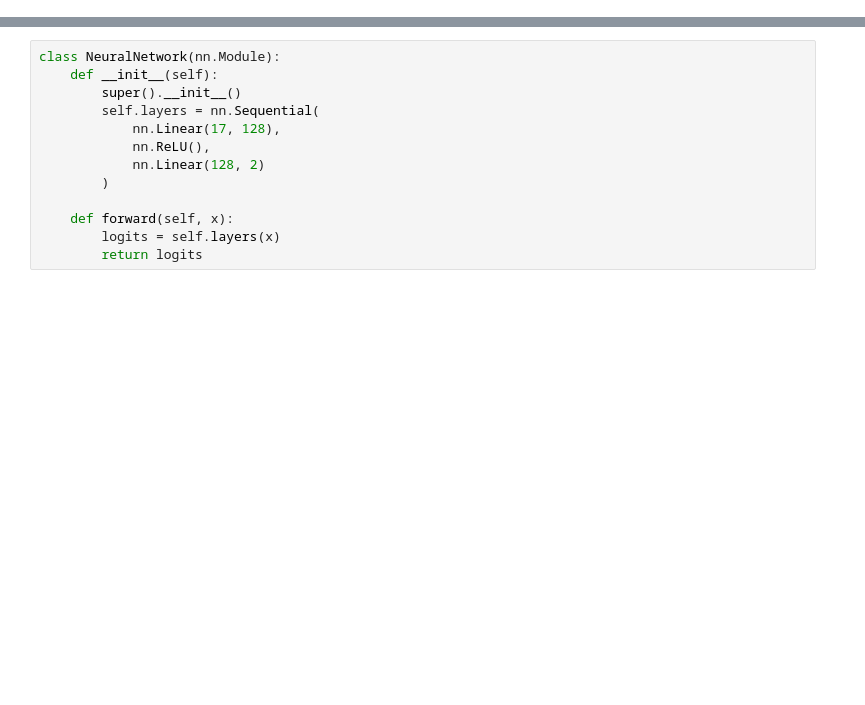
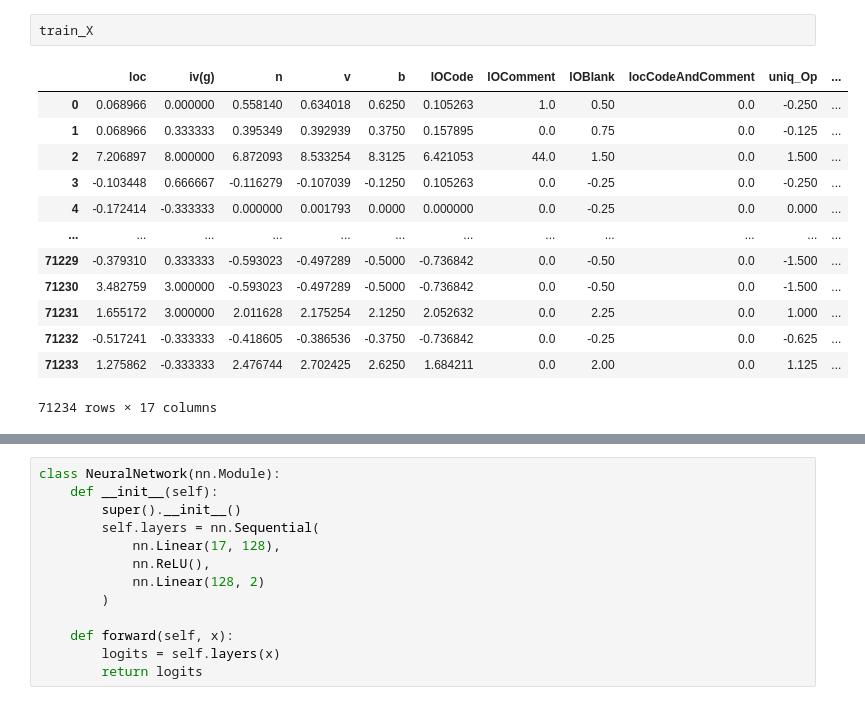
Before and after one commit to kkauanjjk/kauan_lfc, a Jupyter notebook: model.ipynb, the cells around one changed output, grey strips where cells are left out. Saved outputs shown, nothing was run; the diff lists cells and outputs as text; blank space fills up the shorter version.

```diff
--- a/model.ipynb
+++ b/model.ipynb
@@ -105,0 +108,16 @@ val_dataloader = DataLoader(val_dataset, batch_size=128)
+# %%
+train_X
+# %% [output]
+|  | loc | iv(g) | n | v | b | lOCode | lOComment | lOBlank | locCodeAndComment | uniq_Op | ... |
+| 0 | 0.068966 | 0.000000 | 0.558140 | 0.634018 | 0.6250 | 0.105263 | 1.0 | 0.50 | 0.0 | -0.250 | ... |
+| 1 | 0.068966 | 0.333333 | 0.395349 | 0.392939 | 0.3750 | 0.157895 | 0.0 | 0.75 | 0.0 | -0.125 | ... |
+| 2 | 7.206897 | 8.000000 | 6.872093 | 8.533254 | 8.3125 | 6.421053 | 44.0 | 1.50 | 0.0 | 1.500 | ... |
+| 3 | -0.103448 | 0.666667 | -0.116279 | -0.107039 | -0.1250 | 0.105263 | 0.0 | -0.25 | 0.0 | -0.250 | ... |
+| 4 | -0.172414 | -0.333333 | 0.000000 | 0.001793 | 0.0000 | 0.000000 | 0.0 | -0.25 | 0.0 | 0.000 | ... |
+| ... | ... | ... | ... | ... | ... | ... | ... | ... | ... | ... | ... |
+| 71229 | -0.379310 | 0.333333 | -0.593023 | -0.497289 | -0.5000 | -0.736842 | 0.0 | -0.50 | 0.0 | -1.500 | ... |
+| 71230 | 3.482759 | 3.000000 | -0.593023 | -0.497289 | -0.5000 | -0.736842 | 0.0 | -0.50 | 0.0 | -1.500 | ... |
+| 71231 | 1.655172 | 3.000000 | 2.011628 | 2.175254 | 2.1250 | 2.052632 | 0.0 | 2.25 | 0.0 | 1.000 | ... |
+| 71232 | -0.517241 | -0.333333 | -0.418605 | -0.386536 | -0.3750 | -0.736842 | 0.0 | -0.25 | 0.0 | -0.625 | ... |
+| 71233 | 1.275862 | -0.333333 | 2.476744 | 2.702425 | 2.6250 | 1.684211 | 0.0 | 2.00 | 0.0 | 1.125 | ... |
+71234 rows × 17 columns
```
Also changed, not shown: parts of 6 cells of this notebook.
